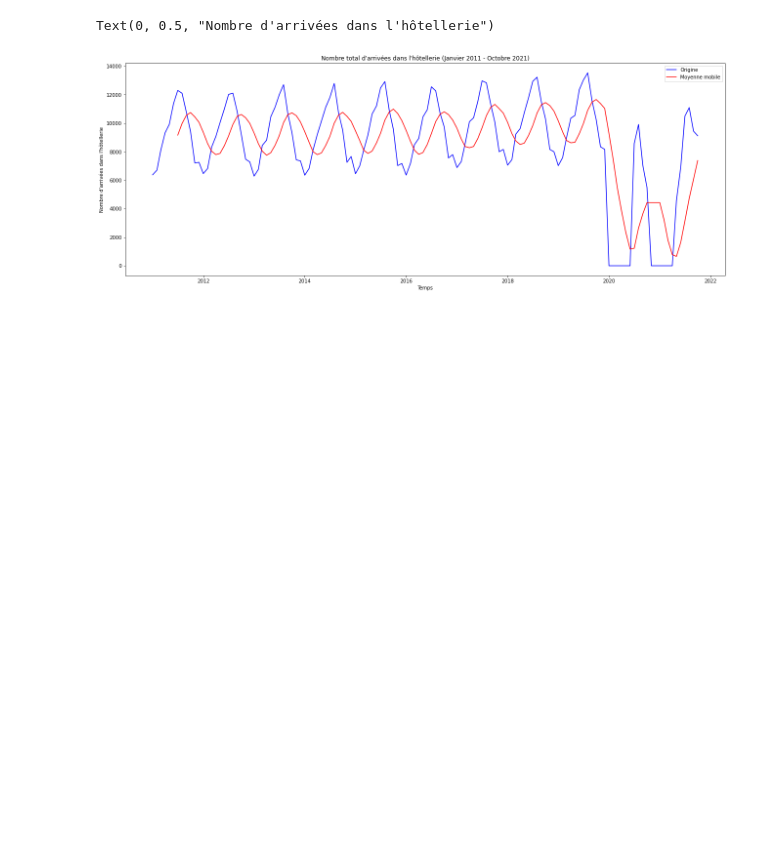
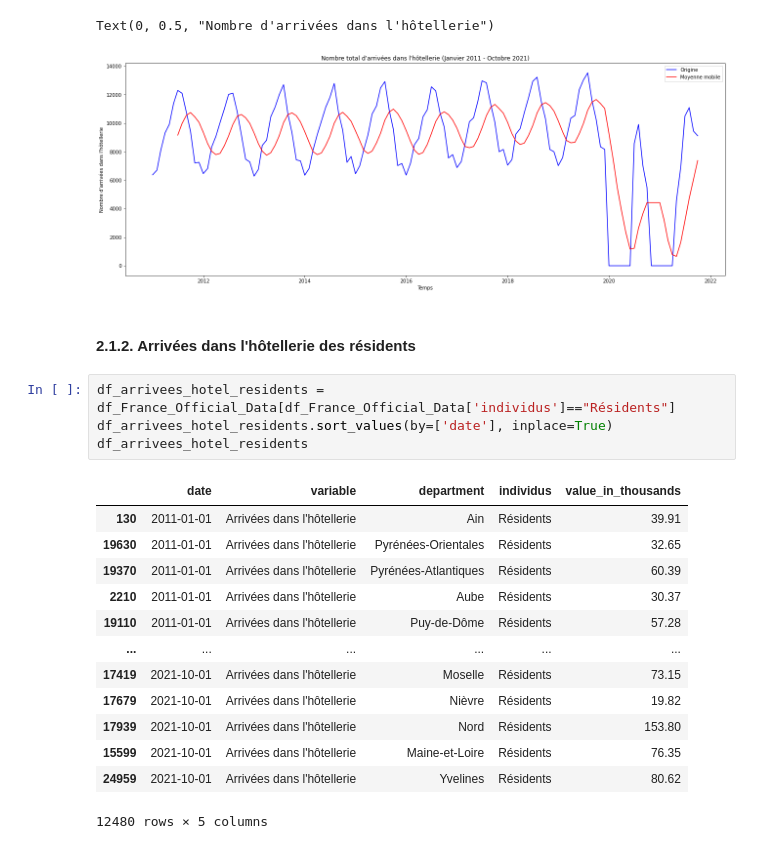
Before and after one commit to julienowack/stat_app, a Jupyter notebook: series temporelles.ipynb, the cells around one changed output. Cells and saved outputs as stored; diff of their text form; blank space fills up the shorter version.

```diff
--- a/series temporelles.ipynb
+++ b/series temporelles.ipynb
@@ -296,3 +296,23 @@ plt.ylabel("Nombre d'arrivées dans l'hôtellerie")
 # %% [output]
 Text(0, 0.5, "Nombre d'arrivées dans l'hôtellerie")
 [figure]
+# %% [markdown]
+#### 2.1.2. Arrivées dans l'hôtellerie des résidents
+# %%
+df_arrivees_hotel_residents = df_France_Official_Data[df_France_Official_Data['individus']=="Résidents"]
+df_arrivees_hotel_residents.sort_values(by=['date'], inplace=True)
+df_arrivees_hotel_residents
+# %% [output]
+|  | date | variable | department | individus | value_in_thousands |
+| 130 | 2011-01-01 | Arrivées dans l'hôtellerie | Ain | Résidents | 39.91 |
+| 19630 | 2011-01-01 | Arrivées dans l'hôtellerie | Pyrénées-Orientales | Résidents | 32.65 |
+| 19370 | 2011-01-01 | Arrivées dans l'hôtellerie | Pyrénées-Atlantiques | Résidents | 60.39 |
+| 2210 | 2011-01-01 | Arrivées dans l'hôtellerie | Aube | Résidents | 30.37 |
+| 19110 | 2011-01-01 | Arrivées dans l'hôtellerie | Puy-de-Dôme | Résidents | 57.28 |
+| ... | ... | ... | ... | ... | ... |
+| 17419 | 2021-10-01 | Arrivées dans l'hôtellerie | Moselle | Résidents | 73.15 |
+| 17679 | 2021-10-01 | Arrivées dans l'hôtellerie | Nièvre | Résidents | 19.82 |
+| 17939 | 2021-10-01 | Arrivées dans l'hôtellerie | Nord | Résidents | 153.80 |
+| 15599 | 2021-10-01 | Arrivées dans l'hôtellerie | Maine-et-Loire | Résidents | 76.35 |
+| 24959 | 2021-10-01 | Arrivées dans l'hôtellerie | Yvelines | Résidents | 80.62 |
+12480 rows × 5 columns
```
Also changed, not shown: parts of 4 cells of this notebook.
